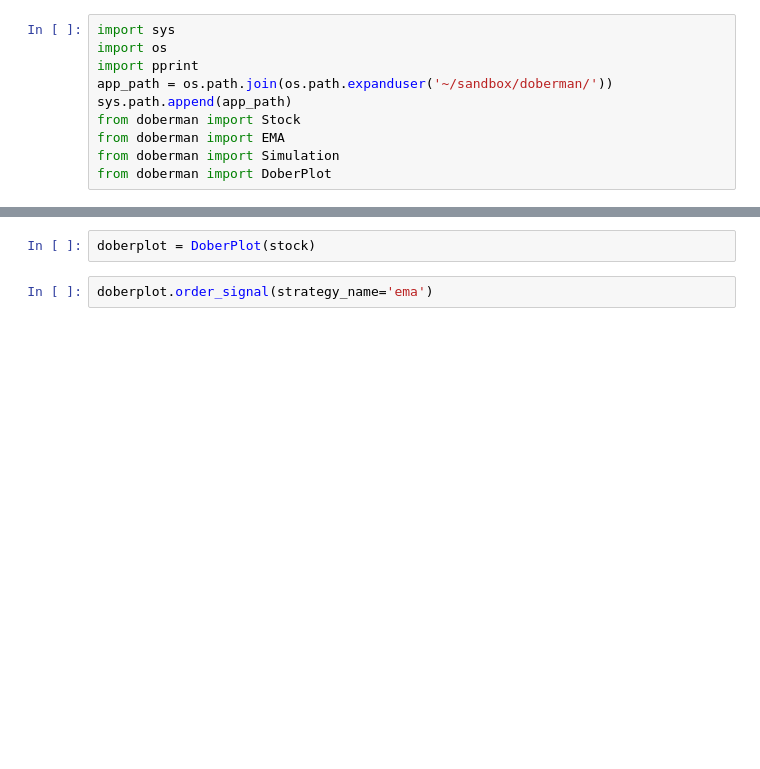
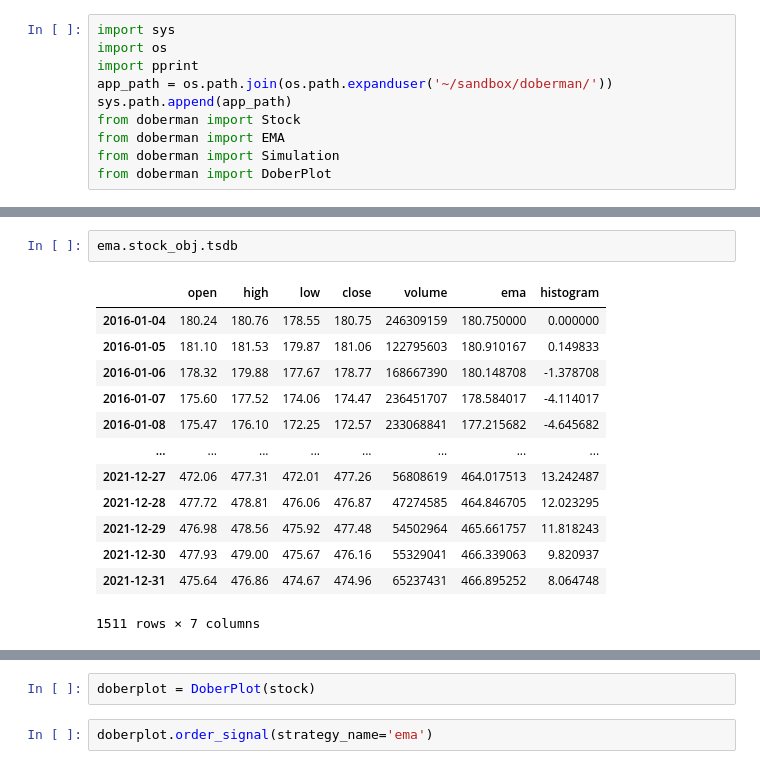
Before and after one commit to brigoldberg/doberman, a Jupyter notebook: notebooks/EMA_Test.ipynb, the cells around one changed output, grey strips where cells are left out. Drawn from its saved outputs; the diff is of its cells as text; blank space fills up the shorter version.

```diff
--- a/notebooks/EMA_Test.ipynb
+++ b/notebooks/EMA_Test.ipynb
@@ -28,0 +29,16 @@ Wall time: 14 ms
+# %%
+ema.stock_obj.tsdb
+# %% [output]
+|  | open | high | low | close | volume | ema | histogram |
+| 2016-01-04 | 180.24 | 180.76 | 178.55 | 180.75 | 246309159 | 180.750000 | 0.000000 |
+| 2016-01-05 | 181.10 | 181.53 | 179.87 | 181.06 | 122795603 | 180.910167 | 0.149833 |
+| 2016-01-06 | 178.32 | 179.88 | 177.67 | 178.77 | 168667390 | 180.148708 | -1.378708 |
+| 2016-01-07 | 175.60 | 177.52 | 174.06 | 174.47 | 236451707 | 178.584017 | -4.114017 |
+| 2016-01-08 | 175.47 | 176.10 | 172.25 | 172.57 | 233068841 | 177.215682 | -4.645682 |
+| ... | ... | ... | ... | ... | ... | ... | ... |
+| 2021-12-27 | 472.06 | 477.31 | 472.01 | 477.26 | 56808619 | 464.017513 | 13.242487 |
+| 2021-12-28 | 477.72 | 478.81 | 476.06 | 476.87 | 47274585 | 464.846705 | 12.023295 |
+| 2021-12-29 | 476.98 | 478.56 | 475.92 | 477.48 | 54502964 | 465.661757 | 11.818243 |
+| 2021-12-30 | 477.93 | 479.00 | 475.67 | 476.16 | 55329041 | 466.339063 | 9.820937 |
+| 2021-12-31 | 475.64 | 476.86 | 474.67 | 474.96 | 65237431 | 466.895252 | 8.064748 |
+1511 rows × 7 columns
```
Also changed, not shown: parts of 11 cells of this notebook, 5 other files.
